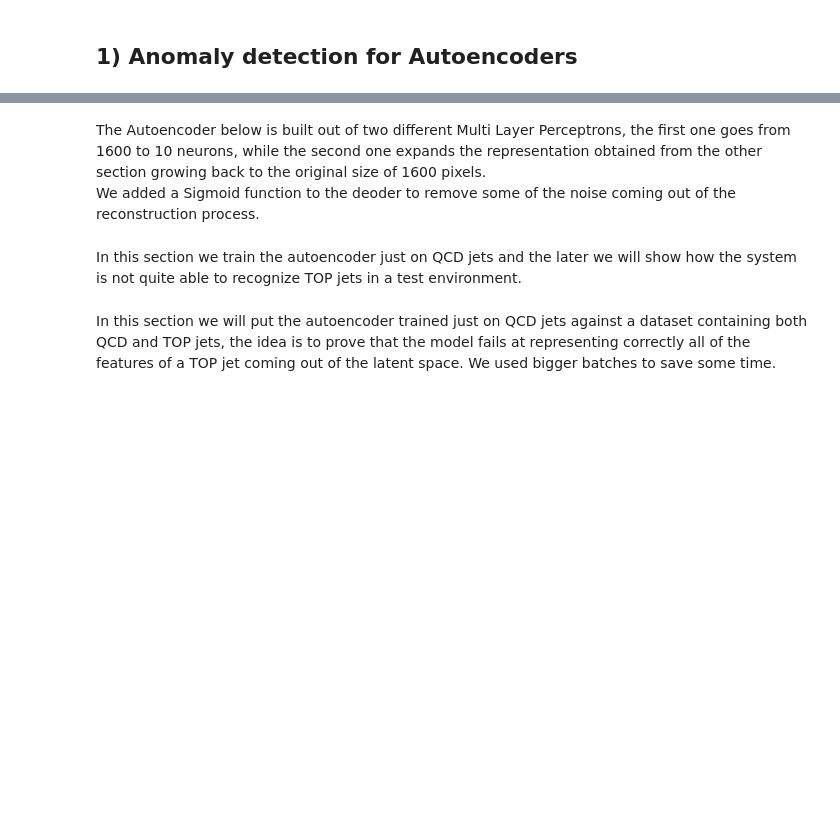
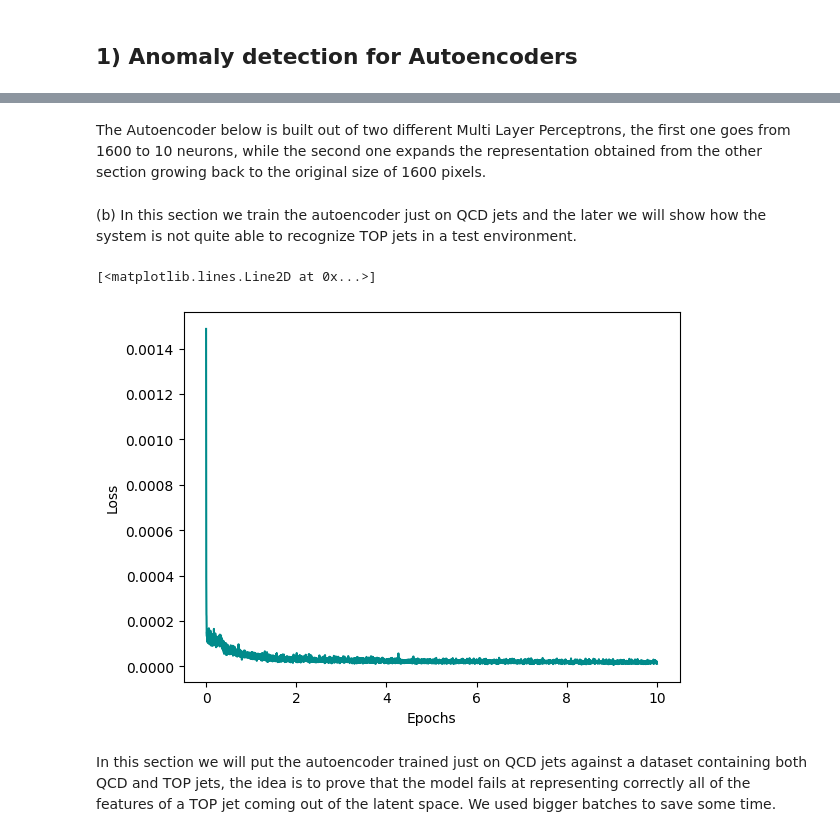
Before and after one commit to S3gmentati0nFault/autoencoders, a Jupyter notebook: sheet08.ipynb, the cells around one changed output, grey strips where cells are left out. Saved outputs shown, nothing was run; the diff lists cells and outputs as text; code cells hidden in the pictures; blank space fills up the shorter version.

```diff
--- a/sheet08.ipynb
+++ b/sheet08.ipynb
@@ -256,6 +283,5 @@ print(z_test.shape)
 # %% [markdown]
 The Autoencoder below is built out of two different Multi Layer Perceptrons, the first one goes from 1600 to 10 neurons, while the second one expands the representation obtained from the other section growing back to the original size of 1600 pixels.<br>
-We added a Sigmoid function to the deoder to remove some of the noise coming out of the reconstruction process.
 # %%
 # Autoencoder class
 class Autoencoder(nn.Module):
@@ -303,26 +329,30 @@ def train_autoencoder( model, dataloader, epochs = 10, learning_rate = 0.001 ):
             losses.append( loss.item() )
     return losses
 # %% [markdown]
-In this section we train the autoencoder just on QCD jets and the later we will show how the system is not quite able to recognize TOP jets in a test environment.
+(b) In this section we train the autoencoder just on QCD jets and the later we will show how the system is not quite able to recognize TOP jets in a test environment.
 # %%
 # Preprocess the QCD training data
 qcd_train = z_train[ np.where( y_train == 0 ) ]
 qcd_train_tensor = torch.tensor( qcd_train.astype( np.float32 ) )
-print(qcd_train_tensor.shape)
 
 # Generate the QCD training labels (we will not use these but we need them for the dataloader)
 qcd_train_labels = y_train[ np.where( y_train == 0 ) ]
 qcd_train_labels = torch.Tensor( qcd_train_labels.astype( np.float32 ) ).unsqueeze( -1 )
-print(qcd_train_labels.shape)
 
 # Building the dataloader
 train_dataset = dataset_manipulator( qcd_train_tensor, qcd_train_labels )
 trn_dataloader = torch.utils.data.DataLoader( train_dataset, batch_size=30, shuffle=True )
 
 model = Autoencoder(20)
-losses = train_autoencoder( model, trn_dataloader)
+epochs = 10
+losses = train_autoencoder( model, trn_dataloader, epochs)
 # %%
-plt.plot( losses, c="darkcyan" )
+plt.xlabel("Epochs")
+plt.ylabel("Loss")
+plt.plot( np.linspace(0,epochs,len(losses)),losses, c="darkcyan" )
+# %% [output]
+[<matplotlib.lines.Line2D at 0x...>]
+[figure, added]
 # %%
 # Test autoencoder function used to test the autoencoder model
 def test_autoencoder( model, dataloader ):
```
Also changed, not shown: parts of 32 cells of this notebook.
